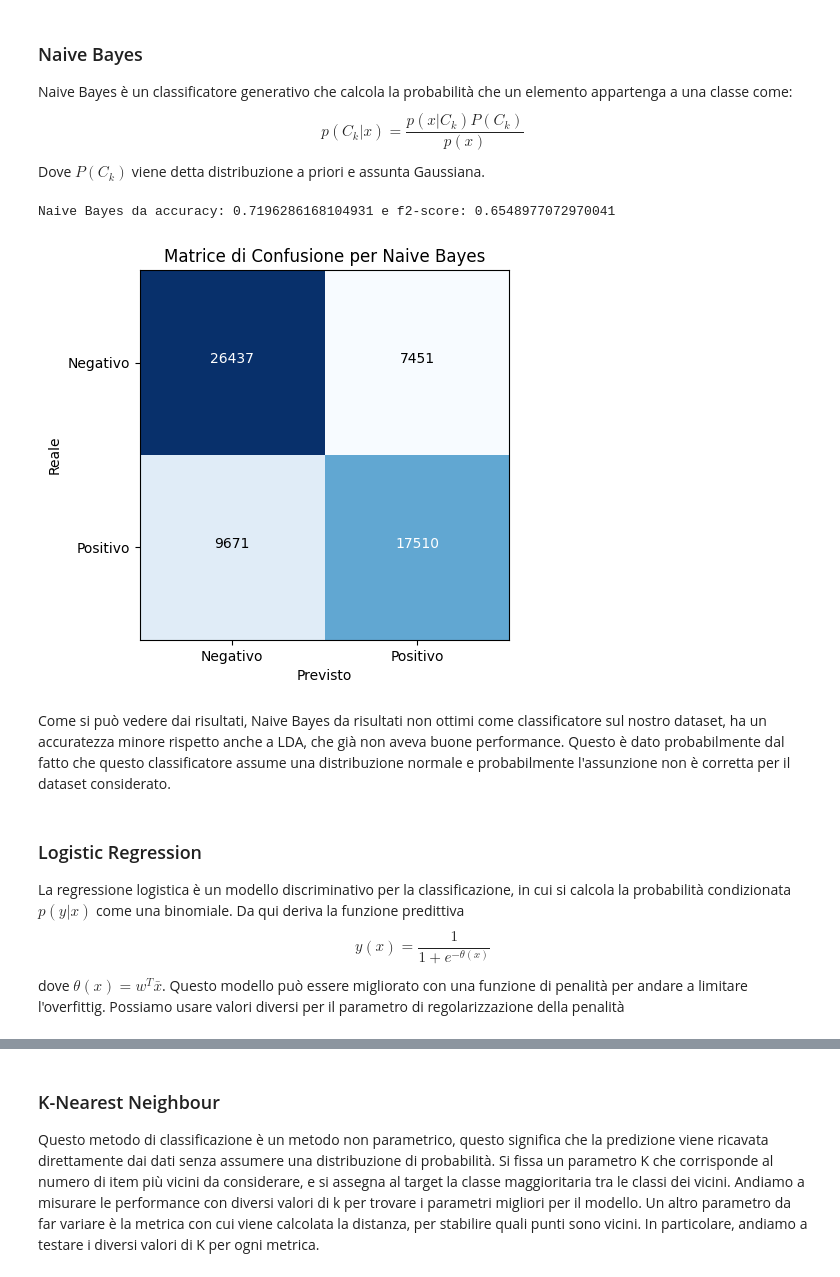
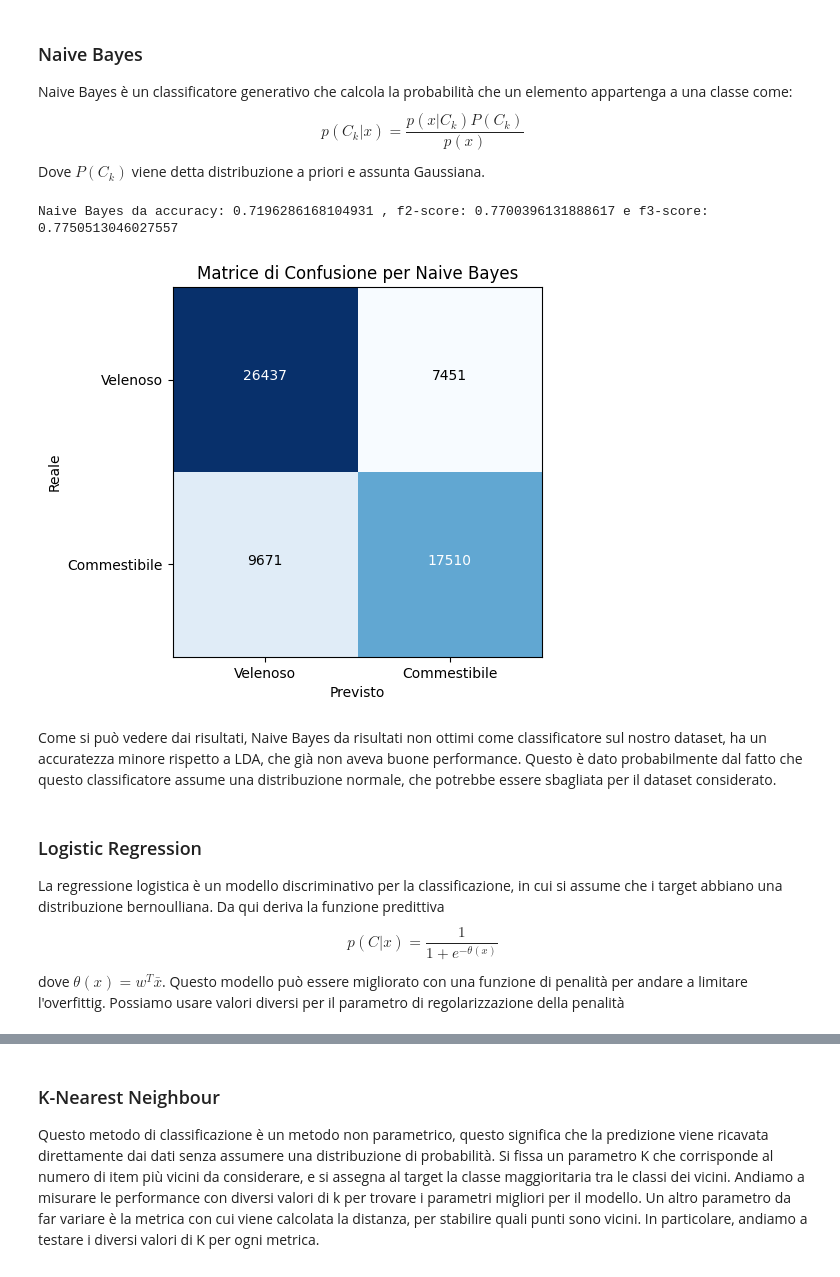
Before and after one commit to Sara-DaCanal/Progetto-ML, a Jupyter notebook: progetto.ipynb, the cells around one changed output, grey strips where cells are left out. Saved outputs shown, nothing was run; the diff lists cells and outputs as text; code cells hidden in the pictures.

```diff
--- a/progetto.ipynb
+++ b/progetto.ipynb
@@ -376,8 +379,8 @@ def ConfusionMatrixDisplay(cm, y, ax, s):
   ax[y].imshow(cm, cmap=plt.cm.Blues)
   title = 'Matrice di Confusione per '+s
   ax[y].set_title(title)
-  ax[y].set_xticks([0, 1], ['velenoso', 'edibile'])
-  ax[y].set_yticks([0, 1], ['velenoso', 'edibile'])
+  ax[y].set_xticks([0, 1], ['Velenoso', 'Commestibile'])
+  ax[y].set_yticks([0, 1], ['Velenoso', 'Commestibile'])
   ax[y].set_xlabel('Previsto')
   ax[y].set_ylabel('Reale')
 
@@ -392,8 +395,8 @@ def ConfusionMatrixDisplaySingle(cm, s):
   plt.imshow(cm, cmap=plt.cm.Blues)
   title = 'Matrice di Confusione per '+s
   plt.title(title)
-  plt.xticks([0, 1], ['Negativo', 'Positivo'])
-  plt.yticks([0, 1], ['Negativo', 'Positivo'])
+  plt.xticks([0, 1], ['Velenoso', 'Commestibile'])
+  plt.yticks([0, 1], ['Velenoso', 'Commestibile'])
   plt.xlabel('Previsto')
   plt.ylabel('Reale')
 
@@ -447,24 +452,26 @@ Dove $ P(C_k) $ viene detta distribuzione a priori e assunta Gaussiana.
 # %%
 nb = GaussianNB()
 
 x_train = df_encoded[df_encoded.columns.to_list()[1:]]
 y_train = df_encoded['class']
 y_pred = cross_val_predict(nb, x_train, y_train, cv=c)
 accuracy = accuracy_score(y_train, y_pred)
 
-f2_score = fbeta_score(y_train, y_pred, beta=beta)
+f2_score = fbeta_score(y_train, y_pred, beta=2, pos_label = 0)
+f3_score = fbeta_score(y_train, y_pred, beta=3, pos_label = 0)
 ConfusionMatrixDisplaySingle(confusion_matrix(y_train, y_pred), 'Naive Bayes')
 
-print("Naive Bayes da accuracy:", accuracy, "e f2-score:", f2_score)
+print("Naive Bayes da accuracy:", accuracy, ", f2-score:", f2_score, "e f3-score:", f3_score)
 plt.show()
+f2_score_NB = f2_score
 # %% [output]
-Naive Bayes da accuracy: 0.7196286168104931 e f2-score: 0.6548977072970041
+Naive Bayes da accuracy: 0.7196286168104931 , f2-score: 0.7700396131888617 e f3-score: 0.7750513046027557
-[figure, old version]
+[figure, new version]
 # %% [markdown]
-Come si può vedere dai risultati, Naive Bayes da risultati non ottimi come classificatore sul nostro dataset, ha un accuratezza minore rispetto anche a LDA, che già non aveva buone performance. Questo è dato probabilmente dal fatto che questo classificatore assume una distribuzione normale e probabilmente l'assunzione non è corretta per il dataset considerato.
+Come si può vedere dai risultati, Naive Bayes da risultati non ottimi come classificatore sul nostro dataset, ha un accuratezza minore rispetto a LDA, che già non aveva buone performance. Questo è dato probabilmente dal fatto che questo classificatore assume una distribuzione normale, che potrebbe essere sbagliata per il dataset considerato.
 # %% [markdown]
 ### Logistic Regression
-La regressione logistica è un modello discriminativo per la classificazione, in cui si calcola la probabilità condizionata $ p(y|x) $ come una binomiale. Da qui deriva la funzione predittiva
-$$ y(x)=\frac{1}{1+e^{-\theta (x)}} $$
+La regressione logistica è un modello discriminativo per la classificazione, in cui si assume che i target abbiano una distribuzione bernoulliana. Da qui deriva la funzione predittiva
+$$ p(C|x)=\frac{1}{1+e^{-\theta (x)}} $$
 dove $ \theta (x) = w^T\bar x $.
 Questo modello può essere migliorato con una funzione di penalità per andare a limitare l'overfittig. Possiamo usare valori diversi per il parametro di regolarizzazione della penalità
```
Also changed, not shown: parts of 73 cells of this notebook.
